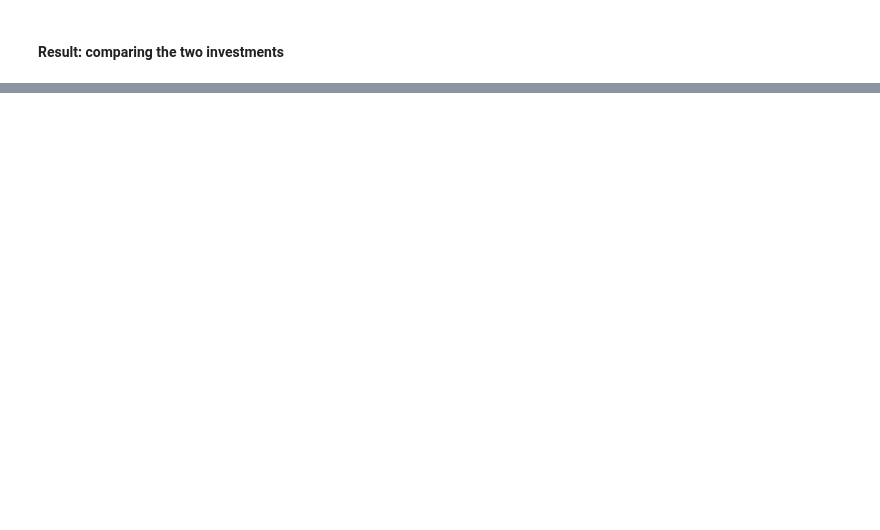
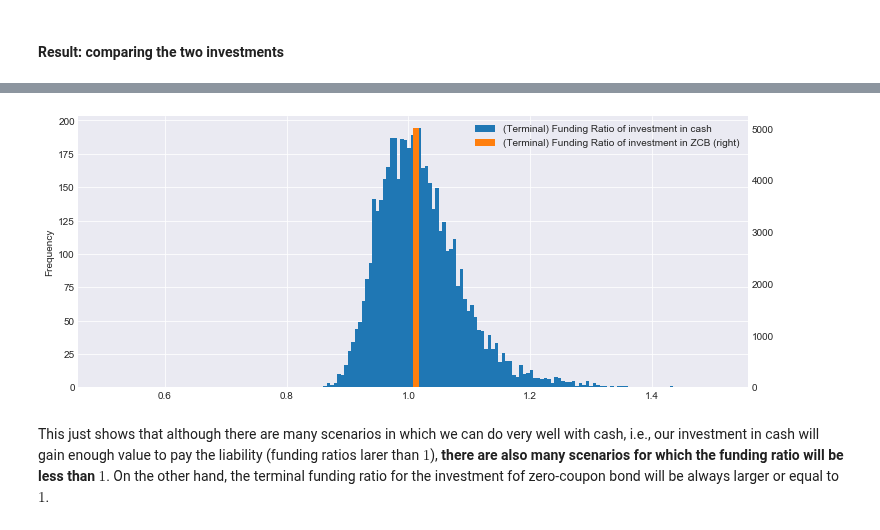
Before and after one commit to z4ir3/finance-courses, a Jupyter notebook: week-4.ipynb, the cells around one changed output, grey strips where cells are left out. Cells and saved outputs as stored; diff of their text form; code cells hidden in the pictures; blank space fills up the shorter version.

```diff
--- a/week-4.ipynb
+++ b/week-4.ipynb
@@ -485,0 +502,26 @@ plt.show()
+# %%
+# simulate more scenarios
+n_scenarios = 5000
+rates, zcb_price = erk.simulate_cir(n_years=n_years, n_scenarios=n_scenarios, a=0.05, b=mean_rate, sigma=0.08, periods_per_year=periods_per_year)
+# assign liabilities
+L = zcb_price
+# ZCB investment:
+zcb = pd.DataFrame(data=[tot_liab], index=[n_years])
+zcb_price_0 = erk.present_value( zcb, mean_rate )
+n_bonds = float(asset_0 / zcb_price_0)
+asset_value_of_zcb = n_bonds * zcb_price
+# Cash investment
+asset_value_in_cash = asset_0 * (1 + rates/periods_per_year).cumprod()
+# %%
+# terminal funding ratios
+terminal_fr_zcb = asset_value_of_zcb.iloc[-1] / L.iloc[-1]
+terminal_fr_cash = asset_value_in_cash.iloc[-1] / L.iloc[-1]
+# %%
+ax = terminal_fr_cash.plot.hist(label="(Terminal) Funding Ratio of investment in cash", bins=100, figsize=(12,5), legend=True)
+terminal_fr_zcb.plot.hist(ax=ax, grid=True, label="(Terminal) Funding Ratio of investment in ZCB", bins=100, legend=True, secondary_y=True)
+plt.show()
+# %% [output]
+[figure, added]
+# %% [markdown]
+This just shows that although there are many scenarios in which we can do very well with cash, i.e., our investment in cash will gain enough value to pay the liability (funding ratios larer than $1$), **there are also many scenarios for which the funding ratio will be less than $1$**.
+On the other hand, the terminal funding ratio for the investment fof zero-coupon bond will be always larger or equal to $1$.
```
Also changed, not shown: parts of 28 cells of this notebook.
